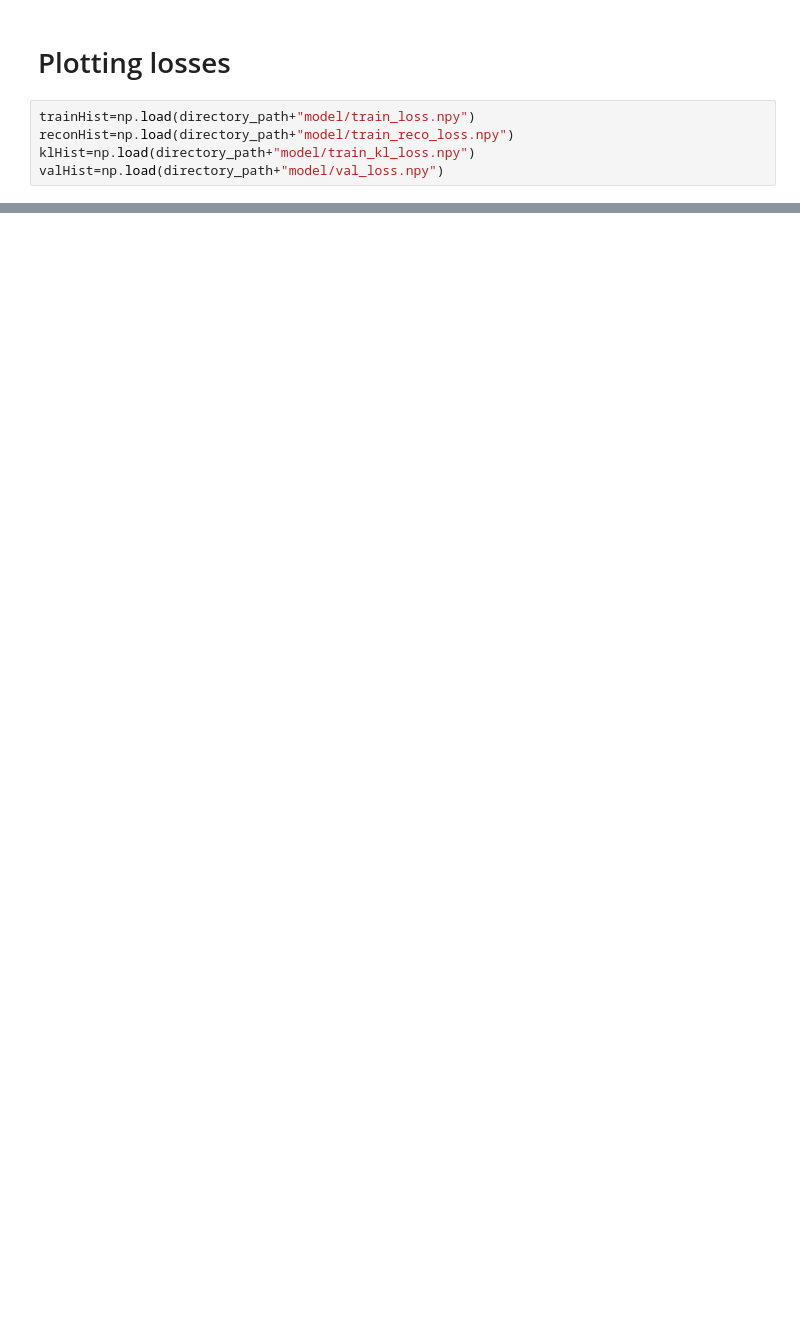
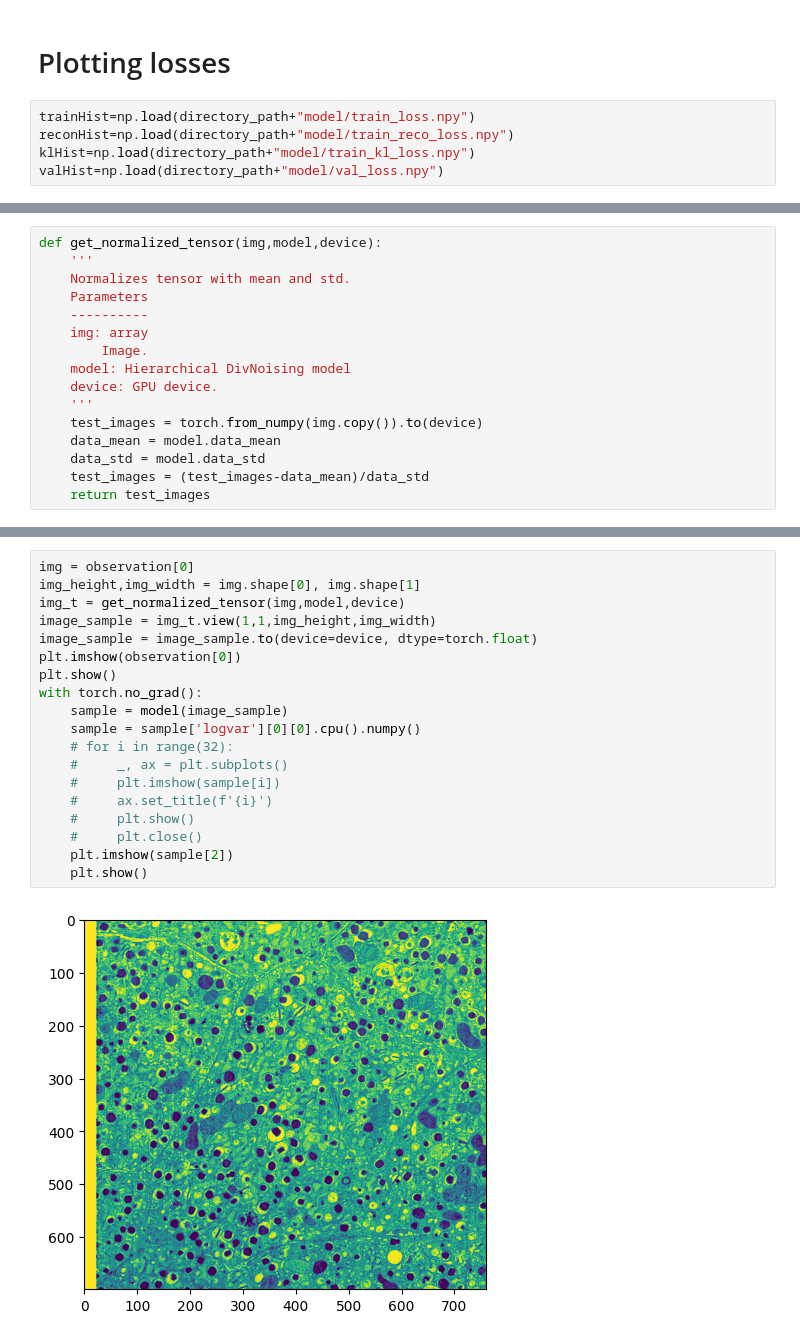
Before and after one commit to shei-dark/HDN, a Jupyter notebook: examples/Pixel_Noise/Convallaria/2-Training.ipynb, the cells around one changed output, grey strips where cells are left out. Cells and saved outputs as stored; diff of their text form; blank space fills up the shorter version.

```diff
--- a/examples/Pixel_Noise/Convallaria/2-Training.ipynb
+++ b/examples/Pixel_Noise/Convallaria/2-Training.ipynb
@@ -240,0 +232,16 @@ OutOfMemoryError: CUDA out of memory. Tried to allocate 264.00 MiB (GPU 0; 15.81
+# %%
+def get_normalized_tensor(img,model,device):
+    '''
+    Normalizes tensor with mean and std.
+    Parameters
+    ----------
+    img: array
+        Image.
+    model: Hierarchical DivNoising model
+    device: GPU device.
+    '''
+    test_images = torch.from_numpy(img.copy()).to(device)
+    data_mean = model.data_mean
+    data_std = model.data_std
+    test_images = (test_images-data_mean)/data_std
+    return test_images
@@ -240,0 +263,21 @@ OutOfMemoryError: CUDA out of memory. Tried to allocate 264.00 MiB (GPU 0; 15.81
+# %%
+img = observation[0]
+img_height,img_width = img.shape[0], img.shape[1]
+img_t = get_normalized_tensor(img,model,device)
+image_sample = img_t.view(1,1,img_height,img_width)
+image_sample = image_sample.to(device=device, dtype=torch.float)
+plt.imshow(observation[0])
+plt.show()
+with torch.no_grad():
+    sample = model(image_sample)
+    sample = sample['logvar'][0][0].cpu().numpy()
+    # for i in range(32):
+    #     _, ax = plt.subplots()
+    #     plt.imshow(sample[i])
+    #     ax.set_title(f'{i}')
+    #     plt.show()
+    #     plt.close()
+    plt.imshow(sample[2])
+    plt.show()
+# %% [output]
+[figure, added]
```
Also changed, not shown: parts of 12 cells of this notebook, 1 other file.
